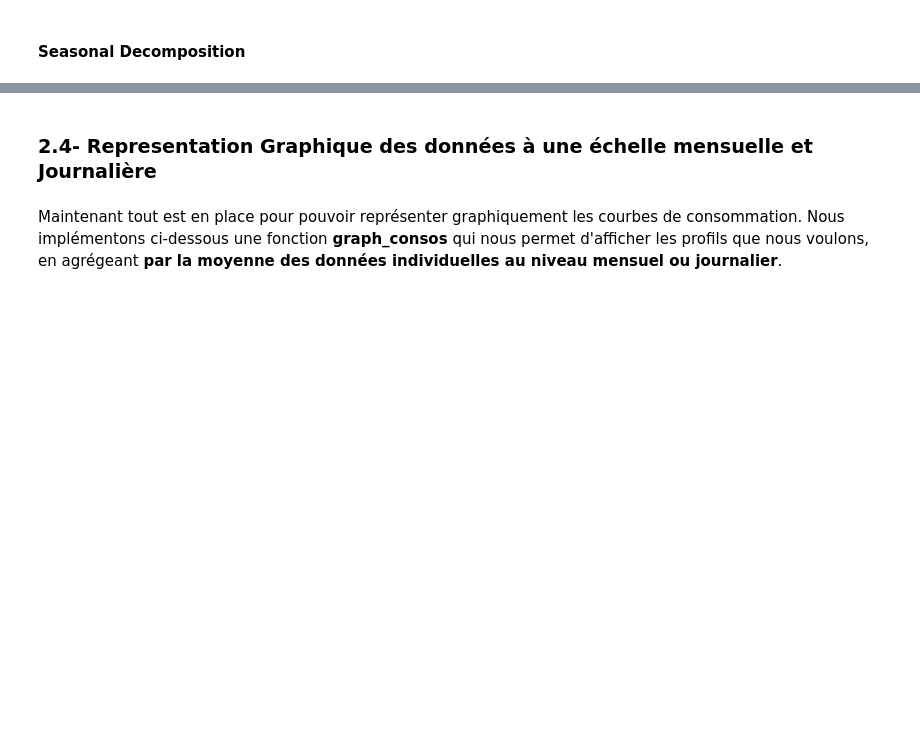
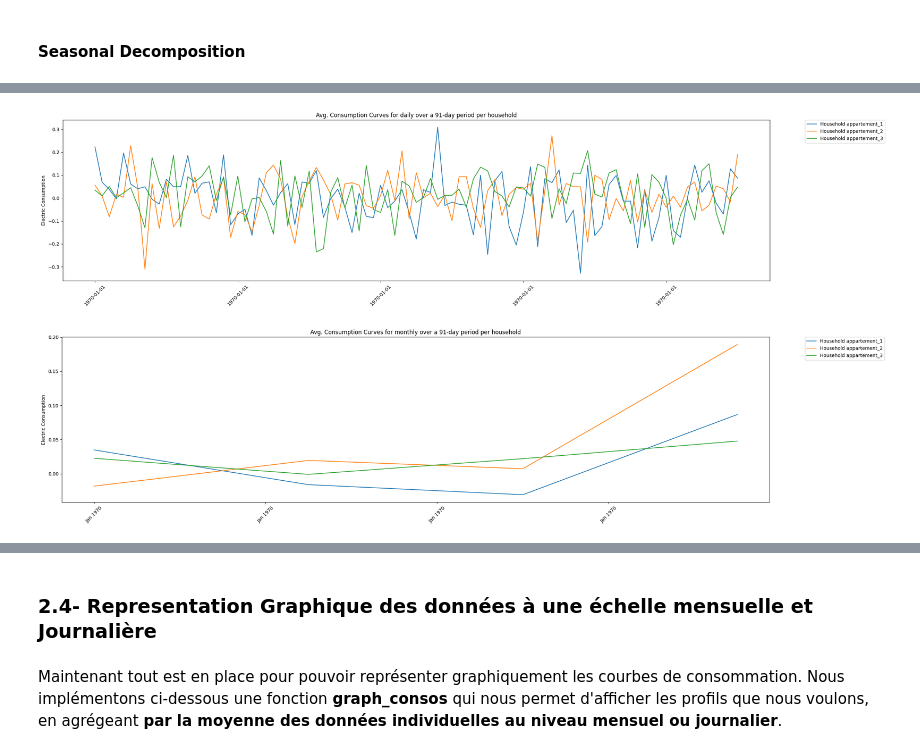
Before and after one commit to labrijisaad/unsupervised-learning-project, a Jupyter notebook: notebooks/LABRIJI.ipynb, the cells around one changed output, grey strips where cells are left out. Cells and saved outputs as stored; diff of their text form; code cells hidden in the pictures; blank space fills up the shorter version.

```diff
--- a/notebooks/LABRIJI.ipynb
+++ b/notebooks/LABRIJI.ipynb
@@ -396,0 +424,50 @@ df.info()dd
+# %%
+def plot_consumption_curves(data_frame, time_period, profiles):
+    """
+    Plot average electricity consumption curves for given time period and profiles.
+
+    Parameters:
+    - data_frame: DataFrame containing the electricity consumption data.
+    - time_period: Time period for grouping data, "Month" or "Week".
+    - profiles: List of profiles for which consumption curves are plotted.
+    """
+
+    # Make a copy of the DataFrame to avoid modification of the original
+    df_copy = data_frame.copy()
+
+    # Define parameters based on the time period
+    date_length = 7 if time_period == "Month" else 10
+    mode = "monthly" if time_period == "Month" else "daily"
+
+    # Extract and group data based on the specified time period
+    df_copy[time_period] = df_copy["Time"].astype("str").str[5:date_length]
+    df_copy = df_copy.groupby(time_period).mean()
+
+    # Create a figure for the plot
+    fig, ax = plt.subplots(figsize=[25, 6])
+    ax.set_ylabel("Electric Consumption")
+    ax.set_title(f"Avg. Consumption Curves for {mode} over a 91-day period per household")
+
+    # Use the "tab10" colormap for distinct and easily distinguishable colors
+    colors = plt.cm.tab10.colors[:len(profiles)]
+
+    for profile, color in zip(profiles, colors):
+        ax.plot(df_copy.index, df_copy[profile], label=f"Household {profile}", color=color)
+
+    # Configure x-axis ticks and labels for better readability
+    date_format = '%b %Y' if time_period == 'Month' else '%Y-%m-%d'
+    ax.xaxis.set_major_locator(plt.MaxNLocator(5))
+    ax.xaxis.set_major_formatter(plt.FuncFormatter(lambda x, _: pd.to_datetime(x).strftime(date_format)))
+
+    # Display legend, adjust layout, and show the plot
+    ax.legend(bbox_to_anchor=(1.05, 1), loc='upper left', borderaxespad=0.)
+    plt.xticks(rotation=45)
+    plt.tight_layout()
+    plt.show()
+
+# Example usage
+plot_consumption_curves(data_frame=df, time_period="Day", profiles=["appartement_1", "appartement_2", "appartement_3"])
+plot_consumption_curves(data_frame=df, time_period="Month", profiles=["appartement_1", "appartement_2", "appartement_3"])
+# %% [output]
+[figure, added]
+[figure, added]
```
Also changed, not shown: parts of 39 cells of this notebook.
